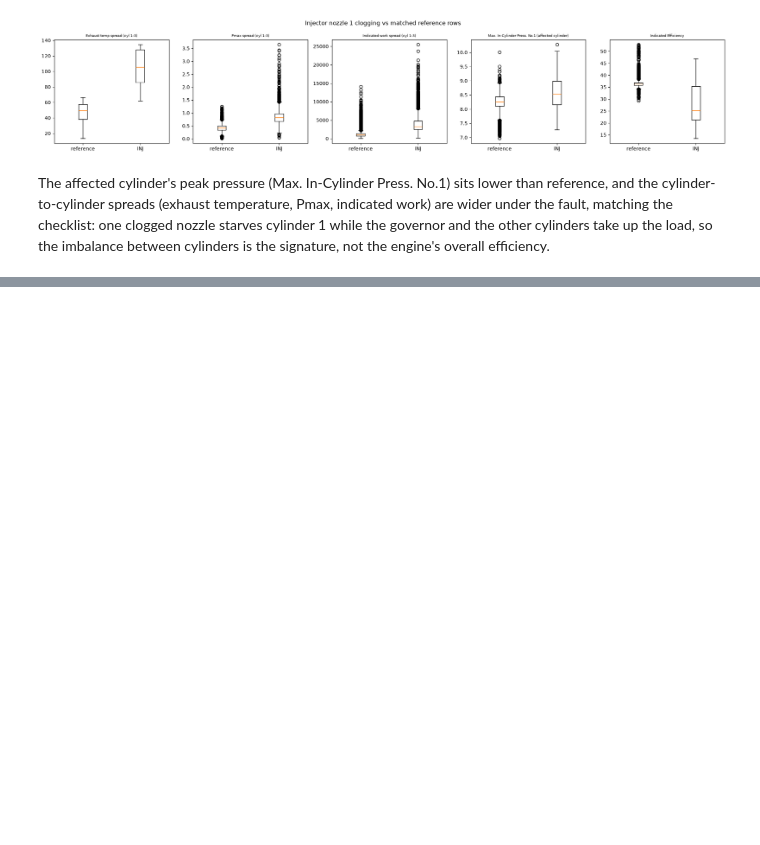
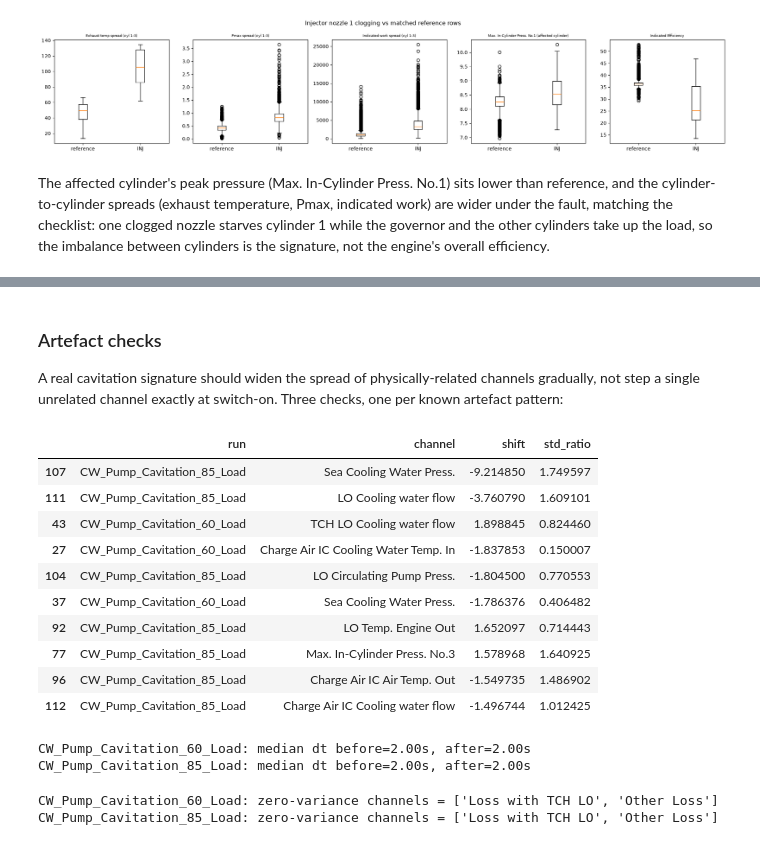
Before and after one commit to MrNahadi/KeyFrame, a Jupyter notebook: notebooks/01_eda.ipynb, the cells around one changed output, grey strips where cells are left out. Drawn from its saved outputs; the diff is of its cells as text; code cells hidden in the pictures; blank space fills up the shorter version.

```diff
--- a/notebooks/01_eda.ipynb
+++ b/notebooks/01_eda.ipynb
@@ -312,0 +397,48 @@ signature, not the engine's overall efficiency.
+# %% [markdown]
+### Artefact checks
+
+A real cavitation signature should widen the spread of physically-related
+channels gradually, not step a single unrelated channel exactly at
+switch-on. Three checks, one per known artefact pattern:
+# %%
+# 1. Largest mean shifts, by channel: are any far from the cooling-water loop?
+top_shifts = (
+    cw_shifts.assign(abs_shift=cw_shifts["shift"].abs())
+    .sort_values("abs_shift", ascending=False)
+    .head(10)[["run", "channel", "shift", "std_ratio"]]
+)
+top_shifts
+# %% [output]
+|  | run | channel | shift | std_ratio |
+| 107 | CW_Pump_Cavitation_85_Load | Sea Cooling Water Press. | -9.214850 | 1.749597 |
+| 111 | CW_Pump_Cavitation_85_Load | LO Cooling water flow | -3.760790 | 1.609101 |
+| 43 | CW_Pump_Cavitation_60_Load | TCH LO Cooling water flow | 1.898845 | 0.824460 |
+| 27 | CW_Pump_Cavitation_60_Load | Charge Air IC Cooling Water Temp. In | -1.837853 | 0.150007 |
+| 104 | CW_Pump_Cavitation_85_Load | LO Circulating Pump Press. | -1.804500 | 0.770553 |
+| 37 | CW_Pump_Cavitation_60_Load | Sea Cooling Water Press. | -1.786376 | 0.406482 |
+| 92 | CW_Pump_Cavitation_85_Load | LO Temp. Engine Out | 1.652097 | 0.714443 |
+| 77 | CW_Pump_Cavitation_85_Load | Max. In-Cylinder Press. No.3 | 1.578968 | 1.640925 |
+| 96 | CW_Pump_Cavitation_85_Load | Charge Air IC Air Temp. Out | -1.549735 | 1.486902 |
+| 112 | CW_Pump_Cavitation_85_Load | Charge Air IC Cooling water flow | -1.496744 | 1.012425 |
+# %%
+# 2. Logging interval before vs after switch-on: a step here would be an
+# artefact of the recording, not the fault.
+for run in cw_runs:
+    own = full_table[full_table["run"] == run].sort_values("t")
+    t_switch = own.loc[own["label"] != "Normal", "t"].iloc[0]
+    before_dt = own.loc[own["t"] < t_switch, "t"].diff().median()
+    after_dt = own.loc[own["t"] >= t_switch, "t"].diff().median()
+    print(f"{run}: median dt before={before_dt:.2f}s, after={after_dt:.2f}s")
+# %% [output]
+CW_Pump_Cavitation_60_Load: median dt before=2.00s, after=2.00s
+CW_Pump_Cavitation_85_Load: median dt before=2.00s, after=2.00s
+# %%
+# 3. Constant or clipped channels in the faulty segment (zero variance would
+# point to a stuck sensor rather than a physical effect).
+for run in cw_runs:
+    faulty = full_table[(full_table["run"] == run) & (full_table["label"] != "Normal")]
+    zero_var = [c for c in ALL_CHANNELS if faulty[c].std() == 0]
+    print(f"{run}: zero-variance channels = {zero_var}")
+# %% [output]
+CW_Pump_Cavitation_60_Load: zero-variance channels = ['Loss with TCH LO', 'Other Loss']
+CW_Pump_Cavitation_85_Load: zero-variance channels = ['Loss with TCH LO', 'Other Loss']
```
Also changed, not shown: parts of 5 cells of this notebook, 5 other files.
